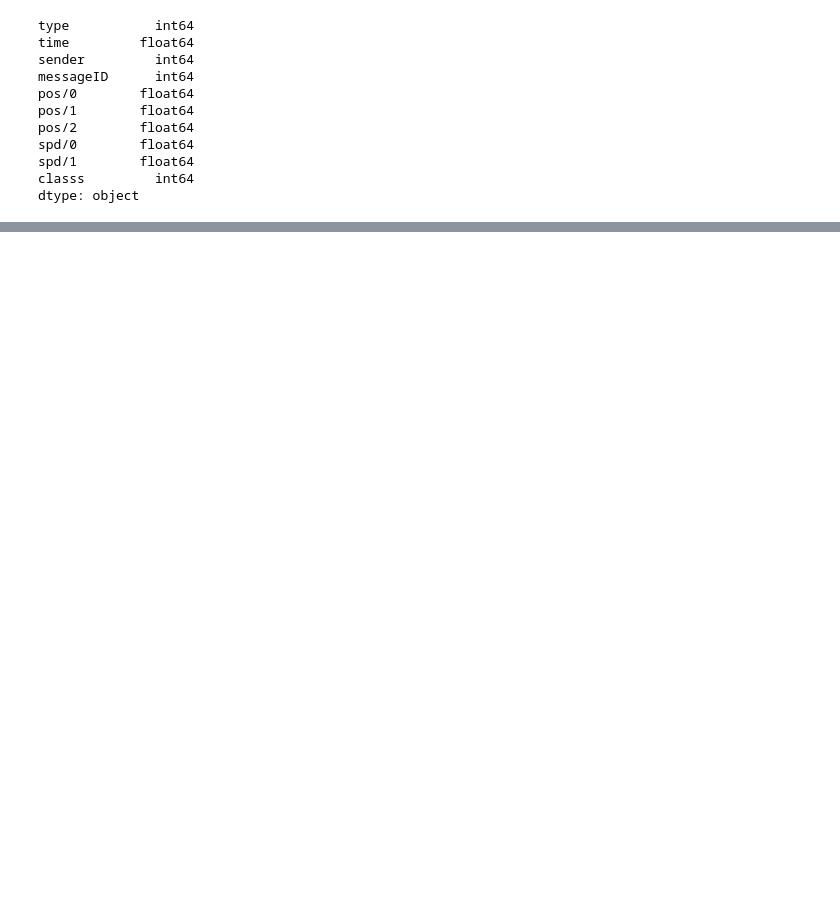
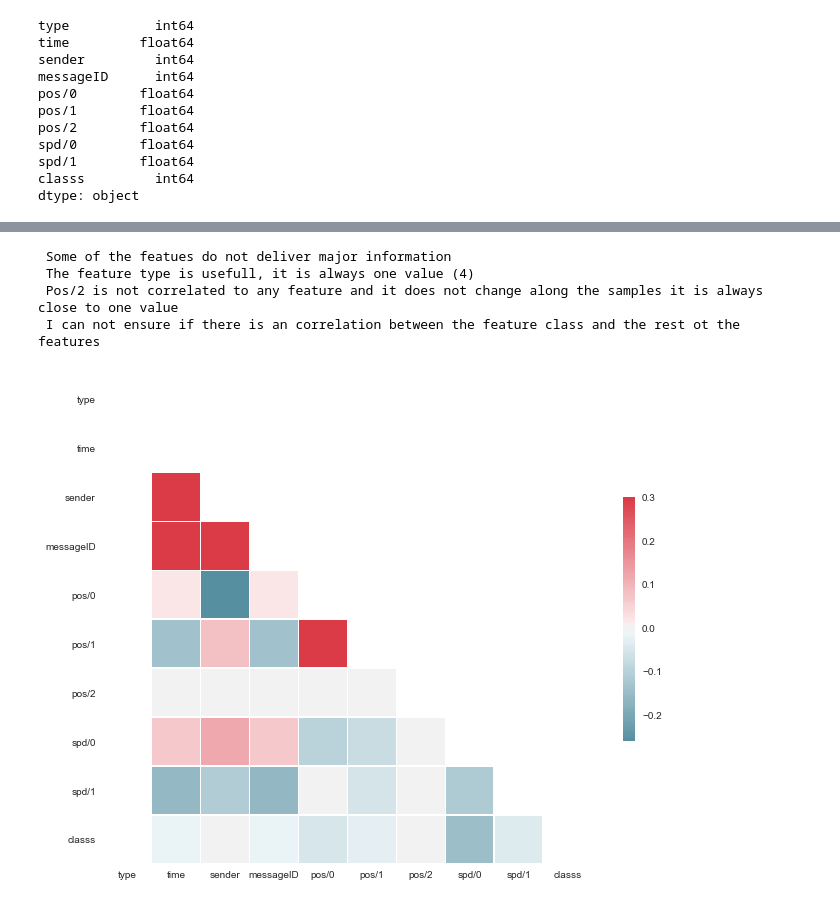
Before and after one commit to StephenMaturrin/Malicious_detection, a Jupyter notebook: On_BNN.ipynb, the cells around one changed output, grey strips where cells are left out. Drawn from its saved outputs; the diff is of its cells as text; code cells hidden in the pictures; blank space fills up the shorter version.

```diff
--- a/On_BNN.ipynb
+++ b/On_BNN.ipynb
@@ -39,6 +39,45 @@ dataset.describe()
 | 50% | 4.0 | 18049.699190 | 217.000000 | 138293.000000 | 4426.073097 | 5562.989770 | 1.895000e+00 | 8.530000e-15 | 0.000000 | 2.000000 |
 | 75% | 4.0 | 18074.727730 | 361.000000 | 201806.000000 | 5936.455077 | 5778.752997 | 1.895000e+00 | 5.579280e+00 | 2.175522 | 2.000000 |
 | max | 4.0 | 18099.997670 | 601.000000 | 260739.000000 | 6324.850321 | 6080.031981 | 1.895000e+00 | 3.682722e+01 | 41.408049 | 2.000000 |
+# %%
+import seaborn as sns
+import matplotlib.pyplot as plt
+%matplotlib inline
+sns.set(style="white")
+
+# Generate a large random dataset
+
+
+# Compute the correlation matrix
+corr = dataset.corr()
+
+# Generate a mask for the upper triangle
+mask = np.zeros_like(corr, dtype=np.bool)
+mask[np.triu_indices_from(mask)] = True
+
+# Set up the matplotlib figure
+f, ax = plt.subplots(figsize=(11, 9))
+
+# Generate a custom diverging colormap
+cmap = sns.diverging_palette(220, 10, as_cmap=True)
+
+# Draw the heatmap with the mask and correct aspect ratio
+sns.heatmap(corr, mask=mask, cmap=cmap, vmax=.3, center=0,
+            square=True, linewidths=.5, cbar_kws={"shrink": .5})
+
+
+
+
+print(" Some of the featues do not deliver major information")
+print(" The feature type is usefull, it is always one value (4)")
+print(" Pos/2 is not correlated to any feature and it does not change along the samples it is always close to one value ")
+print(" I can not ensure if there is an correlation between the feature class and the rest ot the features")
+# %% [output]
+ Some of the featues do not deliver major information
+ The feature type is usefull, it is always one value (4)
+ Pos/2 is not correlated to any feature and it does not change along the samples it is always close to one value
+ I can not ensure if there is an correlation between the feature class and the rest ot the features
+[figure, added]
 # %%
 #  Descrpition:
 #  Set of normalization functions
```
Also changed, not shown: parts of 2 cells of this notebook.
